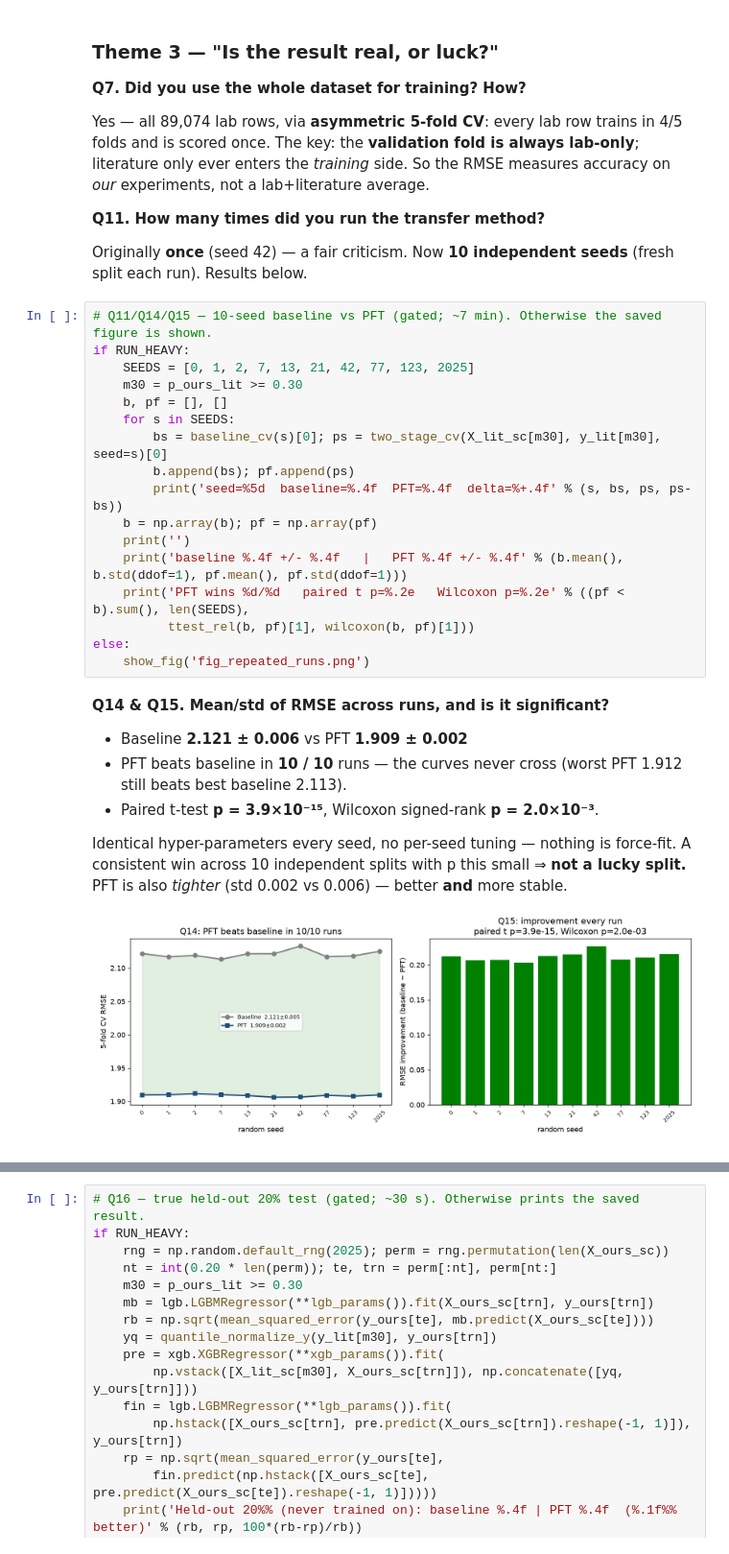
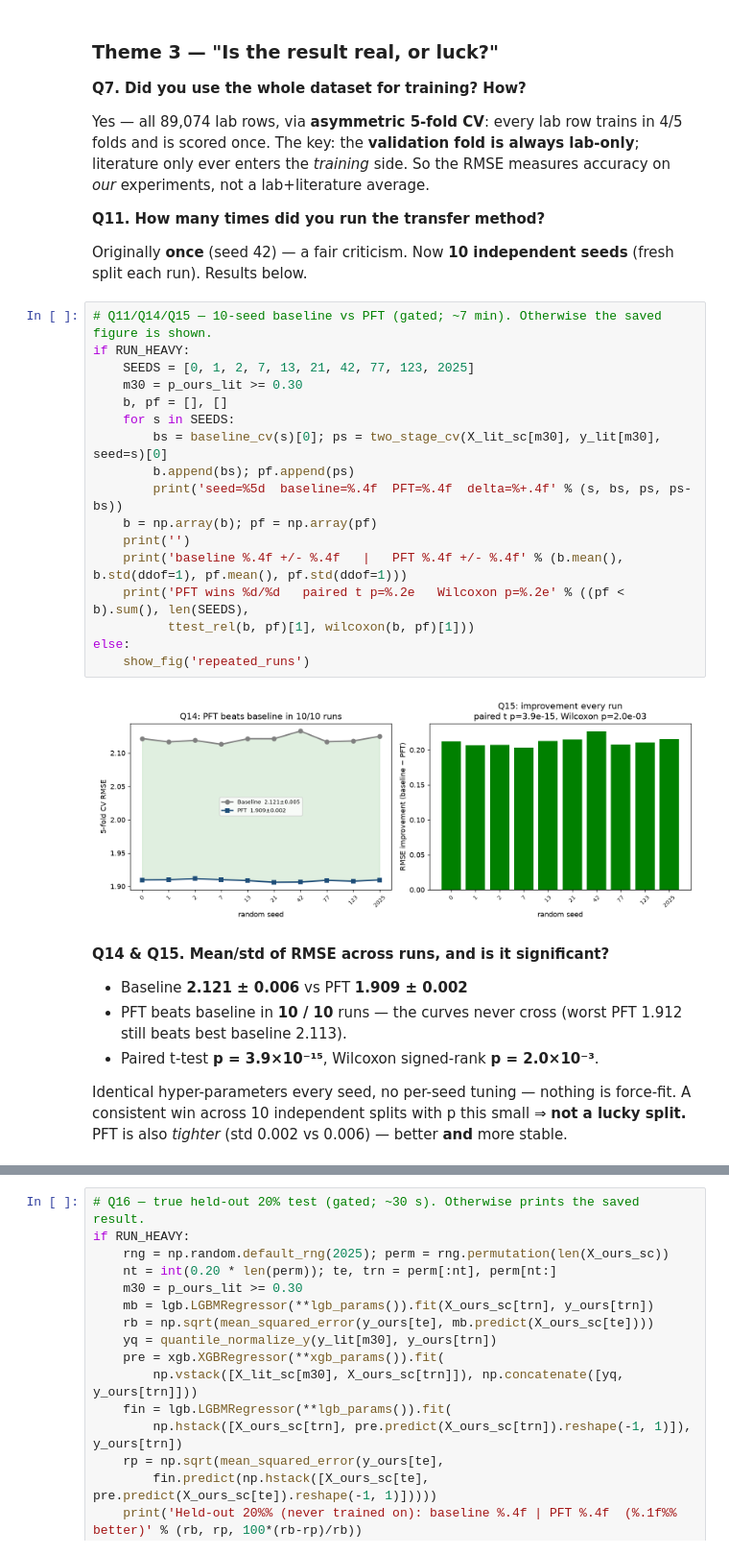
Before and after one commit to ParthN9i4/OCM-Dataset-JAIST, a Jupyter notebook: ocm_walkthrough.ipynb, the cells around one changed output, grey strips where cells are left out. Shown at 96% size. Cells and saved outputs as stored; diff of their text form.

```diff
--- a/ocm_walkthrough.ipynb
+++ b/ocm_walkthrough.ipynb
@@ -1016,20 +1027,22 @@ Originally **once** (seed 42) — a fair criticism. Now **10 independent seeds**
 # %%
 # Q11/Q14/Q15 — 10-seed baseline vs PFT (gated; ~7 min). Otherwise the saved figure is shown.
 if RUN_HEAVY:
     SEEDS = [0, 1, 2, 7, 13, 21, 42, 77, 123, 2025]
     m30 = p_ours_lit >= 0.30
     b, pf = [], []
     for s in SEEDS:
         bs = baseline_cv(s)[0]; ps = two_stage_cv(X_lit_sc[m30], y_lit[m30], seed=s)[0]
         b.append(bs); pf.append(ps)
         print('seed=%5d  baseline=%.4f  PFT=%.4f  delta=%+.4f' % (s, bs, ps, ps-bs))
     b = np.array(b); pf = np.array(pf)
     print('')
     print('baseline %.4f +/- %.4f   |   PFT %.4f +/- %.4f' % (b.mean(), b.std(ddof=1), pf.mean(), pf.std(ddof=1)))
     print('PFT wins %d/%d   paired t p=%.2e   Wilcoxon p=%.2e' % ((pf < b).sum(), len(SEEDS),
           ttest_rel(b, pf)[1], wilcoxon(b, pf)[1]))
 else:
-    show_fig('fig_repeated_runs.png')
+    show_fig('repeated_runs')
+# %% [output]
+[figure, added]
 # %% [markdown]
 **Q14 & Q15. Mean/std of RMSE across runs, and is it significant?**
 
@@ -1038,8 +1051,6 @@ else:
 - Paired t-test **p = 3.9×10⁻¹⁵**, Wilcoxon signed-rank **p = 2.0×10⁻³**.
 
 Identical hyper-parameters every seed, no per-seed tuning — nothing is force-fit. A consistent win across 10 independent splits with p this small ⇒ **not a lucky split.** PFT is also *tighter* (std 0.002 vs 0.006) — better **and** more stable.
-
-![10-seed repeated runs](attachment:fig_repeated_runs.png)
 # %% [markdown]
 **Q16. Did you validate on untouched data?**
 
```
Also changed, not shown: parts of 10 cells of this notebook, 3 other files.
